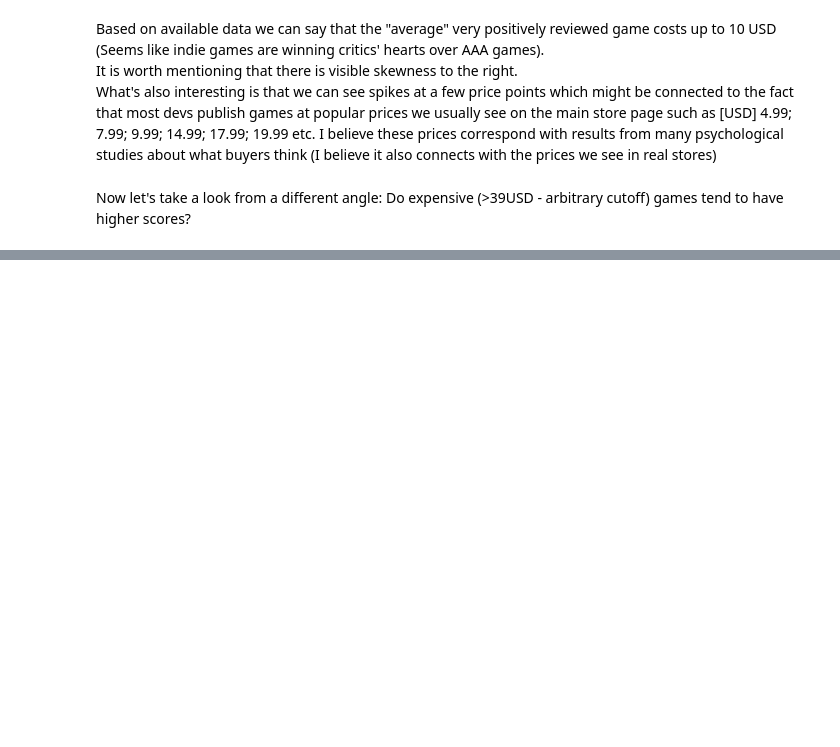
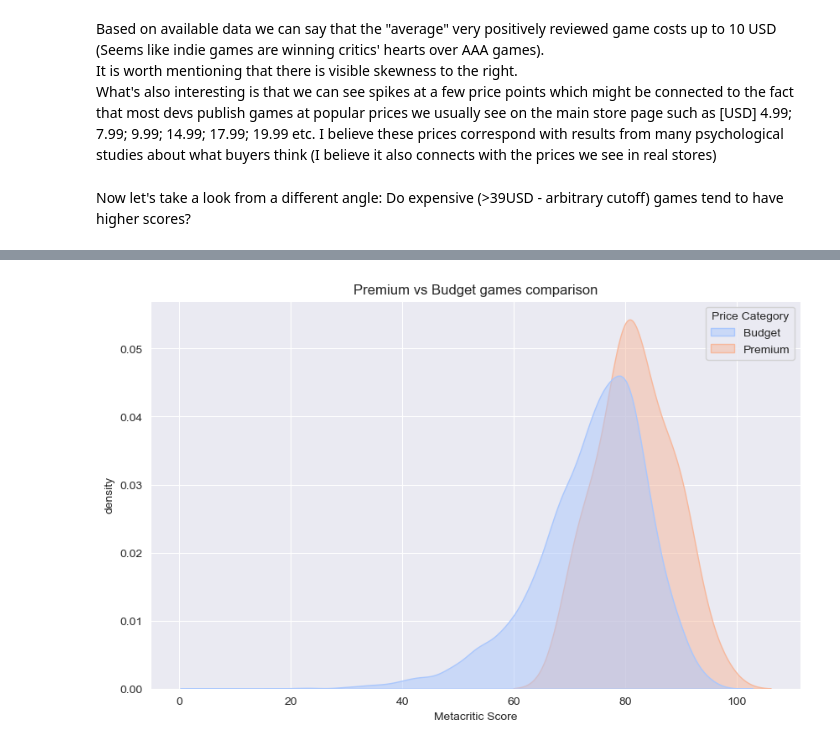
Before and after one commit to Drag0neUsz/EDA1_Steam_Games, a Jupyter notebook: EDA0.ipynb, the cells around one changed output, grey strips where cells are left out. Drawn from its saved outputs; the diff is of its cells as text; code cells hidden in the pictures; blank space fills up the shorter version.

```diff
--- a/EDA0.ipynb
+++ b/EDA0.ipynb
@@ -185,0 +196,15 @@ It's important to note that these categories are very imbalanced in terms of siz
+# %%
+df_price_metacritic['Price Category'] = df_price_metacritic['Price'].apply(
+    lambda x: 'Premium' if x > cutoff else 'Budget'
+)
+
+plt.figure(figsize=(10, 6))
+sns.kdeplot(data=df_price_metacritic, x='Metacritic score', hue='Price Category',
+            fill=True, common_norm=False, palette='coolwarm', alpha=0.5)
+
+plt.title('Premium vs Budget games comparison')
+plt.xlabel('Metacritic Score')
+plt.ylabel('density')
+plt.show()
+# %% [output]
+[figure, added]
```
Also changed, not shown: parts of 23 cells of this notebook.
